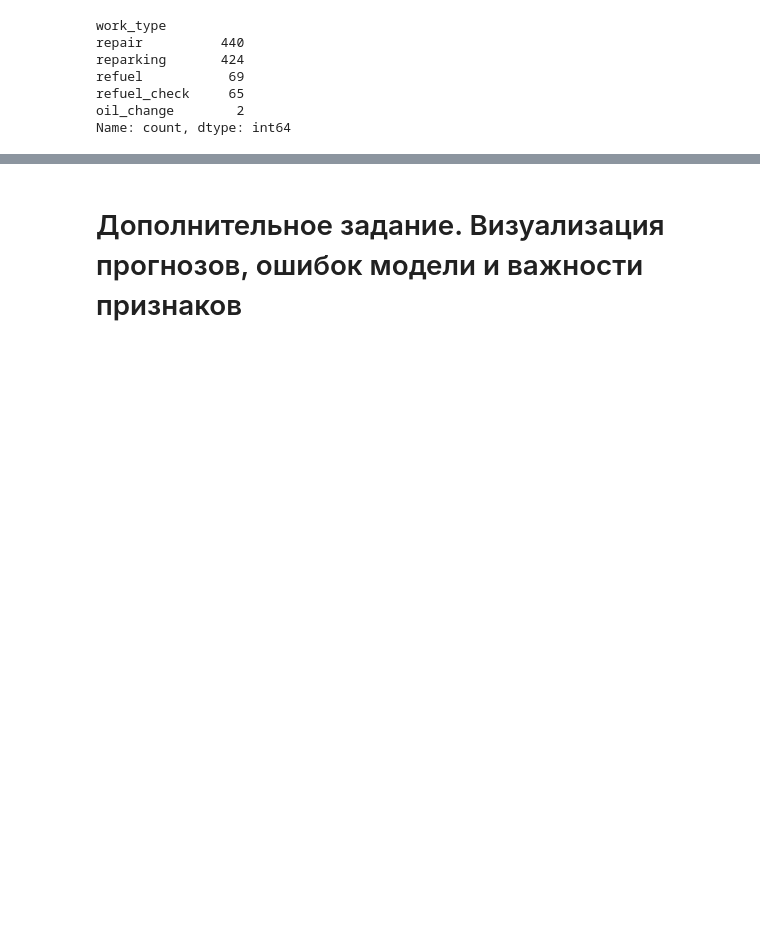
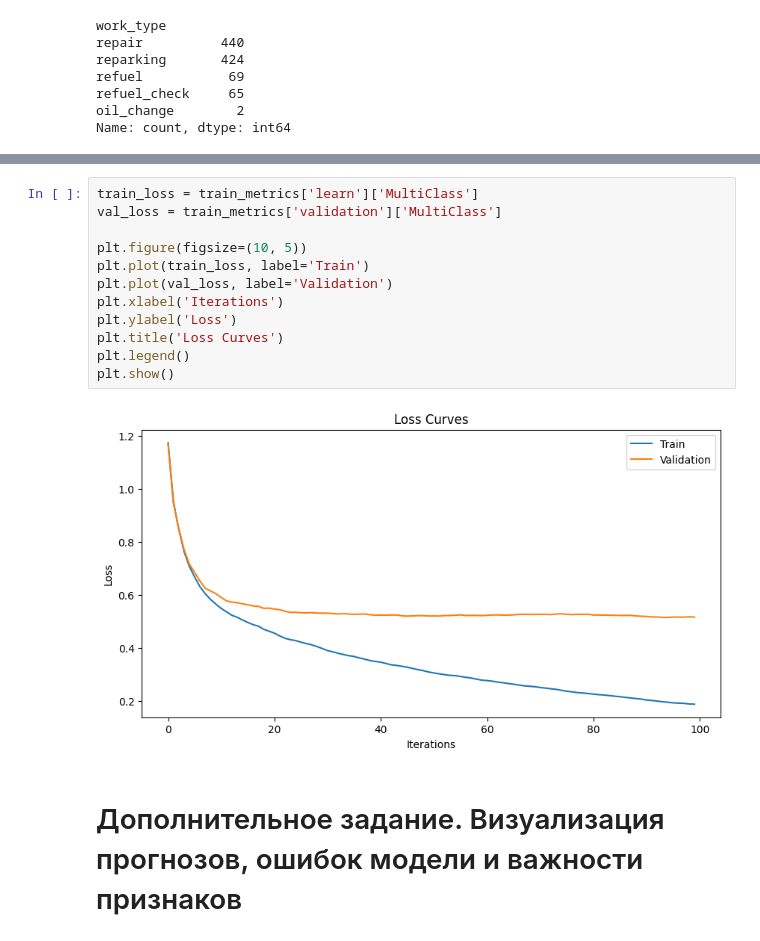
Before and after one commit to ArtemAmentes/C_DS, a Jupyter notebook: asset-v1_SkillFactory+MFTIDS+SEP2023+type@asset+block@Домашние_задания_Соревновательныи__DS.ipynb, the cells around one changed output, grey strips where cells are left out. Cells and saved outputs as stored; diff of their text form; blank space fills up the shorter version.

```diff
--- a/asset-v1_SkillFactory+MFTIDS+SEP2023+type@asset+block@Домашние_задания_Соревновательныи__DS.ipynb
+++ b/asset-v1_SkillFactory+MFTIDS+SEP2023+type@asset+block@Домашние_задания_Соревновательныи__DS.ipynb
@@ -825,3 +823,17 @@ Accuracy: 0.82
+# %%
+train_loss = train_metrics['learn']['MultiClass']
+val_loss = train_metrics['validation']['MultiClass']
+
+plt.figure(figsize=(10, 5))
+plt.plot(train_loss, label='Train')
+plt.plot(val_loss, label='Validation')
+plt.xlabel('Iterations')
+plt.ylabel('Loss')
+plt.title('Loss Curves')
+plt.legend()
+plt.show()
+# %% [output]
+[figure, added]
 # %% [markdown]
 # Дополнительное задание. Визуализация прогнозов, ошибок модели и важности признаков
 # %% [markdown]
```
Also changed, not shown: parts of 1 cell of this notebook.
